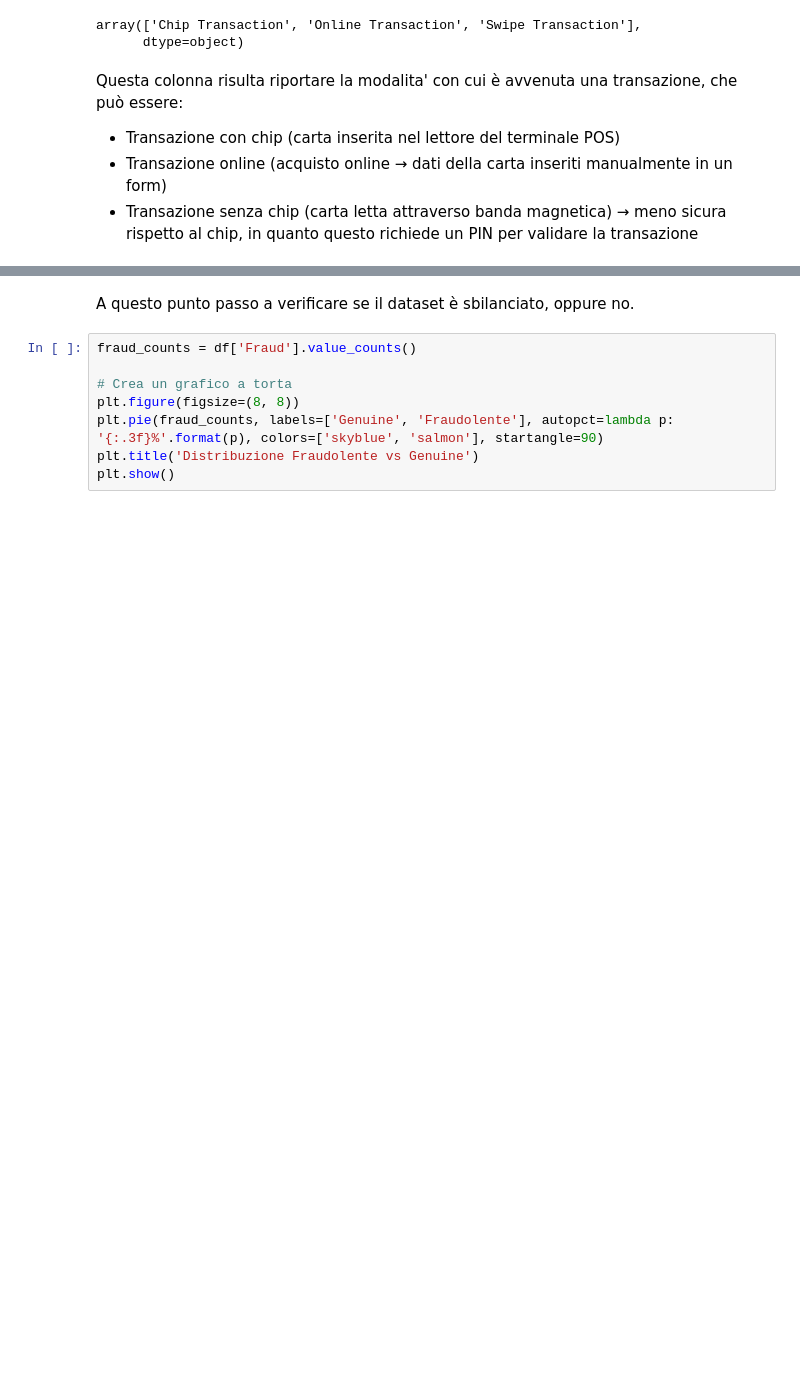
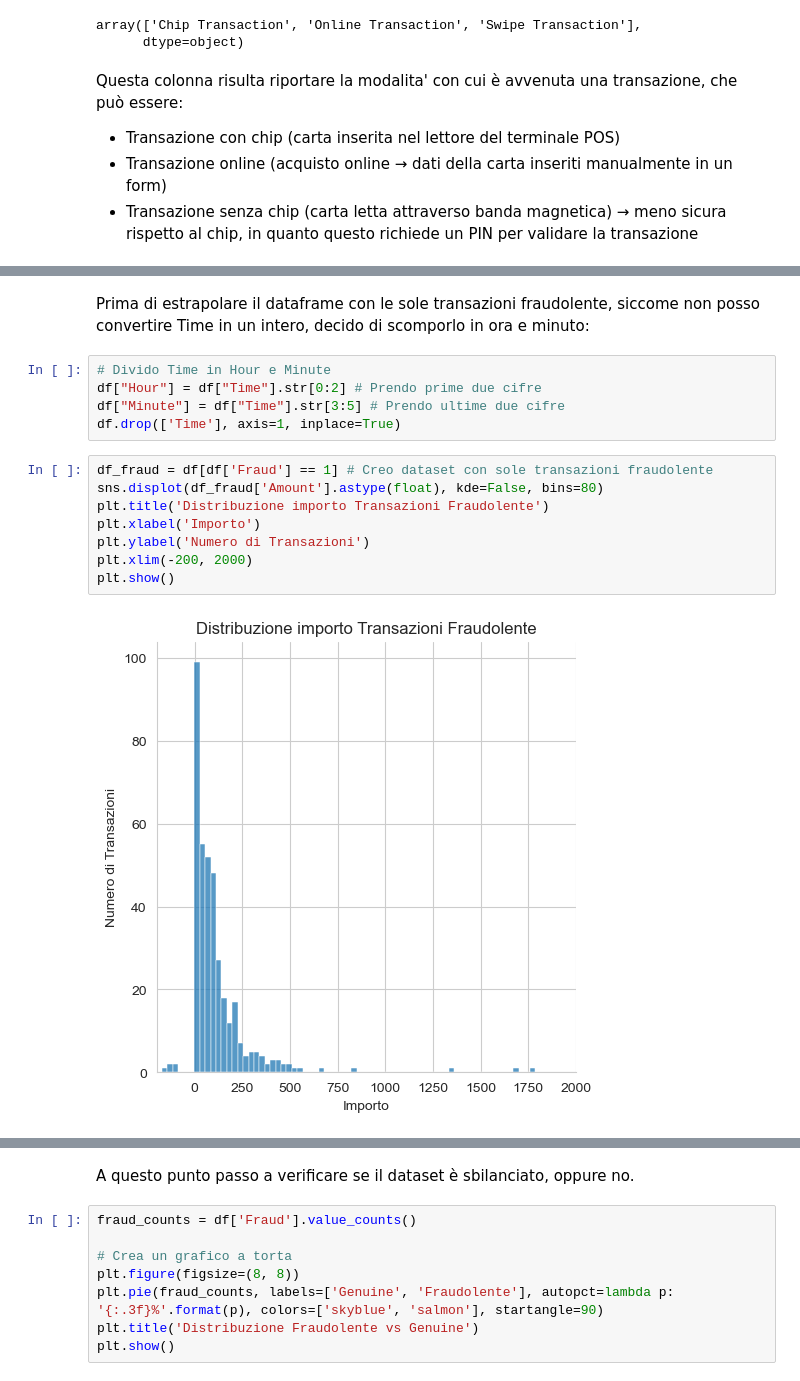
Before and after one commit to marcosantoriello/CCFDetector, a Jupyter notebook: CreditCardFraudDetector.ipynb, the cells around one changed output, grey strips where cells are left out. Saved outputs shown, nothing was run; the diff lists cells and outputs as text; blank space fills up the shorter version.

Commit message:
Effettuata analisi distribuzione features in Data Understanding

```diff
--- a/CreditCardFraudDetector.ipynb
+++ b/CreditCardFraudDetector.ipynb
@@ -127,0 +146,17 @@ Questa colonna risulta riportare la modalita' con cui è avvenuta una transazion
+# %% [markdown]
+Prima di estrapolare il dataframe con le sole transazioni fraudolente, siccome non posso convertire Time in un intero, decido di scomporlo in ora e minuto:
+# %%
+# Divido Time in Hour e Minute
+df["Hour"] = df["Time"].str[0:2] # Prendo prime due cifre
+df["Minute"] = df["Time"].str[3:5] # Prendo ultime due cifre
+df.drop(['Time'], axis=1, inplace=True)
+# %%
+df_fraud = df[df['Fraud'] == 1] # Creo dataset con sole transazioni fraudolente
+sns.displot(df_fraud['Amount'].astype(float), kde=False, bins=80)
+plt.title('Distribuzione importo Transazioni Fraudolente')
+plt.xlabel('Importo')
+plt.ylabel('Numero di Transazioni')
+plt.xlim(-200, 2000)
+plt.show()
+# %% [output]
+[figure, added]
```
Also changed, not shown: parts of 26 cells of this notebook, 10 other files.
